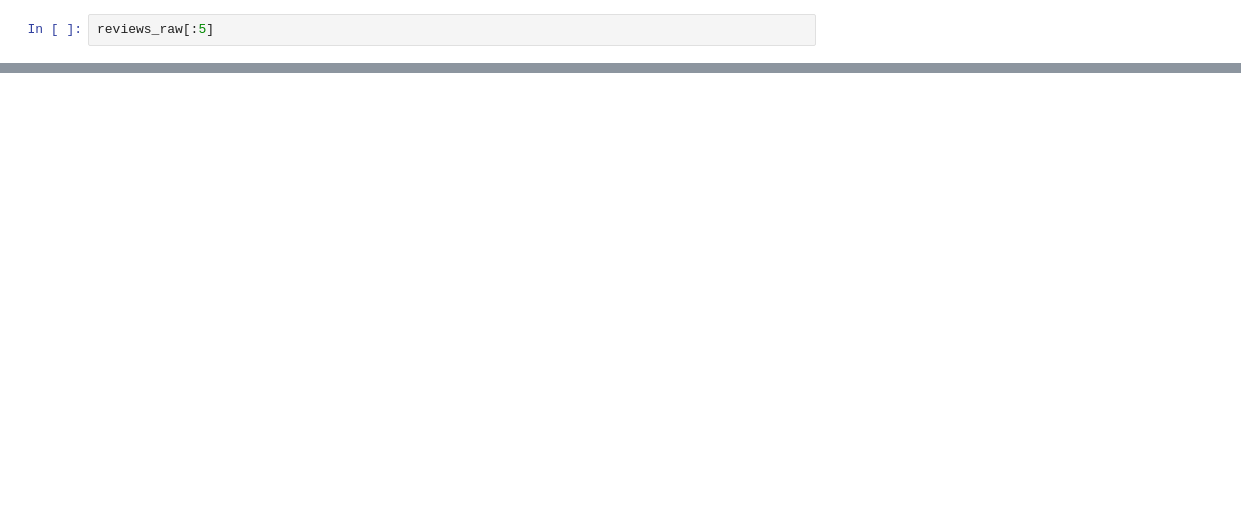
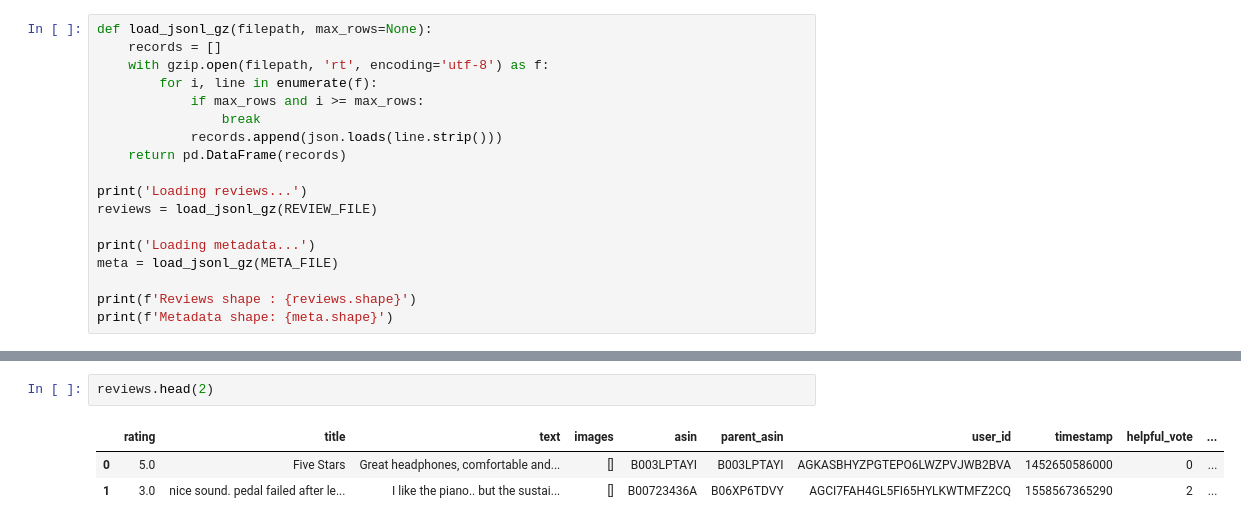
Before and after one commit to UBC-MDS/DSCI_575_project_tyin98_danieljy, a Jupyter notebook: notebooks/milestone1_exploration.ipynb, the cells around one changed output, grey strips where cells are left out. Saved outputs shown, nothing was run; the diff lists cells and outputs as text; blank space fills up the shorter version.

```diff
--- a/notebooks/milestone1_exploration.ipynb
+++ b/notebooks/milestone1_exploration.ipynb
@@ -61,3 +42,19 @@ Fetching up to 200 records from:
 # %%
-reviews_raw[:5]
+def load_jsonl_gz(filepath, max_rows=None):
+    records = []
+    with gzip.open(filepath, 'rt', encoding='utf-8') as f:
+        for i, line in enumerate(f):
+            if max_rows and i >= max_rows:
+                break
+            records.append(json.loads(line.strip()))
+    return pd.DataFrame(records)
+
+print('Loading reviews...')
+reviews = load_jsonl_gz(REVIEW_FILE)
+
+print('Loading metadata...')
+meta = load_jsonl_gz(META_FILE)
+
+print(f'Reviews shape : {reviews.shape}')
+print(f'Metadata shape: {meta.shape}')
 # %% [output]
@@ -125,0 +108,6 @@ with open(file, 'r') as fp:
+# %%
+reviews.head(2)
+# %% [output]
+|  | rating | title | text | images | asin | parent_asin | user_id | timestamp | helpful_vote | ... |
+| 0 | 5.0 | Five Stars | Great headphones, comfortable and... | [] | B003LPTAYI | B003LPTAYI | AGKASBHYZPGTEPO6LWZPVJWB2BVA | 1452650586000 | 0 | ... |
+| 1 | 3.0 | nice sound. pedal failed after le... | I like the piano.. but the sustai... | [] | B00723436A | B06XP6TDVY | AGCI7FAH4GL5FI65HYLKWTMFZ2CQ | 1558567365290 | 2 | ... |
```
Also changed, not shown: parts of 16 cells of this notebook.
